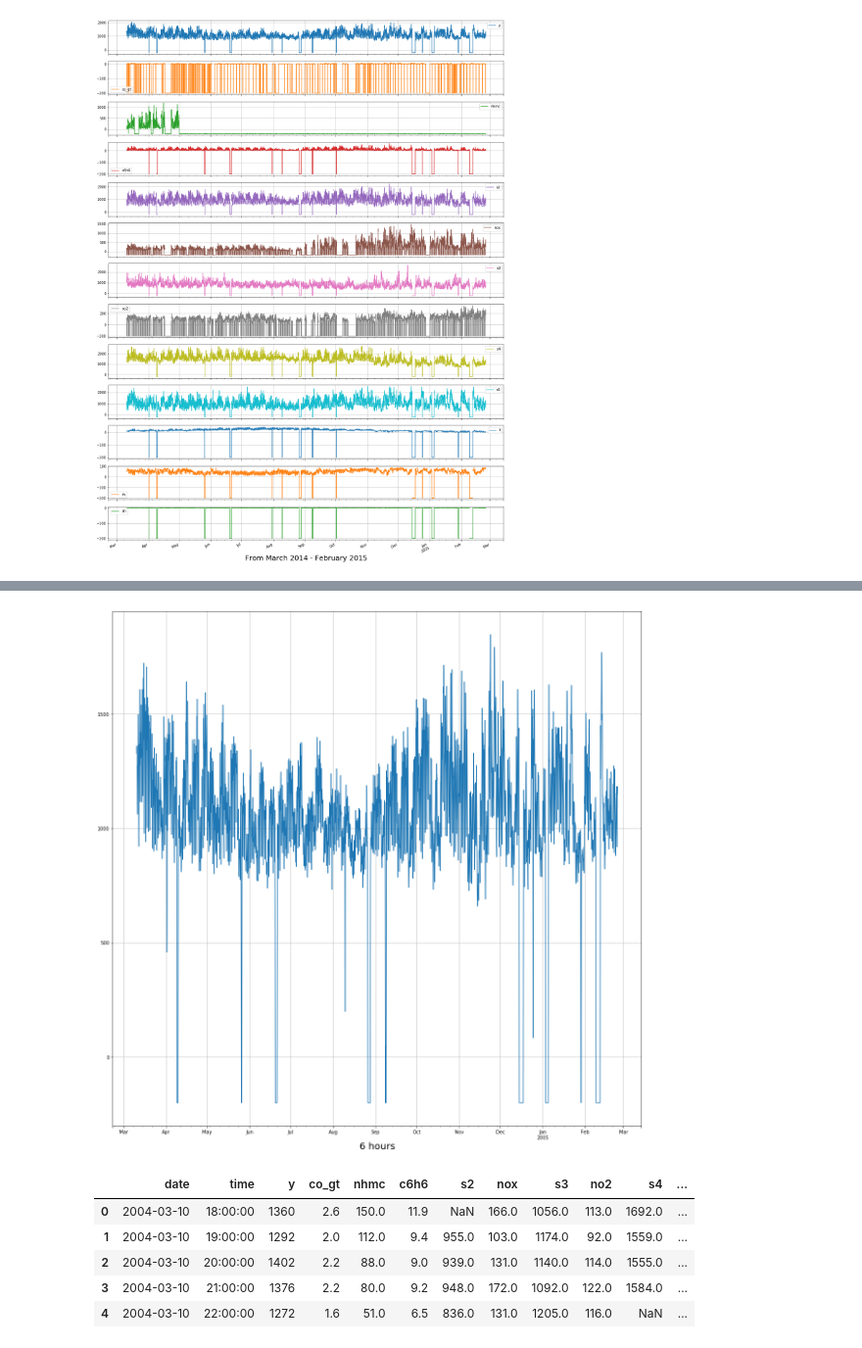
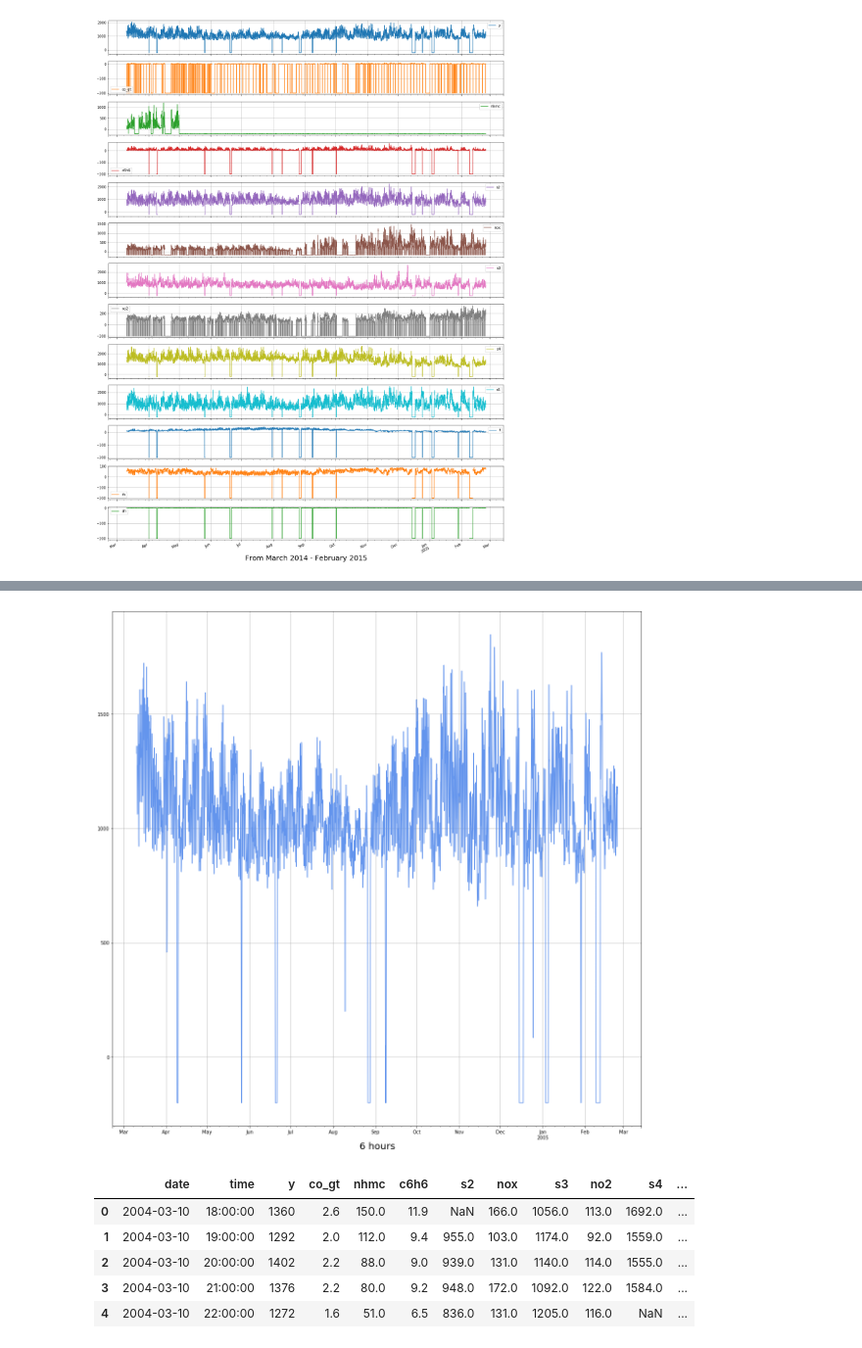
Before and after one commit to DuongVu39/Code_Challenge, a Jupyter notebook: src/task2/Task2.ipynb, the cells around one changed output, grey strips where cells are left out. Shown at 98% size. Drawn from its saved outputs; the diff is of its cells as text; code cells hidden in the pictures.

```diff
--- a/src/task2/Task2.ipynb
+++ b/src/task2/Task2.ipynb
@@ -147,9 +143,9 @@ plt.ylabel('City pollution', fontsize=20);
 # %%
 # Using rolling average with 6 hours window:
-df['y'].rolling('6h').mean().plot(figsize=(20,20), fontsize=10, grid=True)
+df['y'].rolling('6h').mean().plot(figsize=(20,20), fontsize=10, grid=True, color="cornflowerblue")
 plt.xlabel('6 hours', fontsize=20);
 # %% [output]
-[figure, old version]
+[figure, new version]
 # %%
 # Time
 pollution = df.sort_values("y")
```
Also changed, not shown: parts of 18 cells of this notebook, 2 other files.
